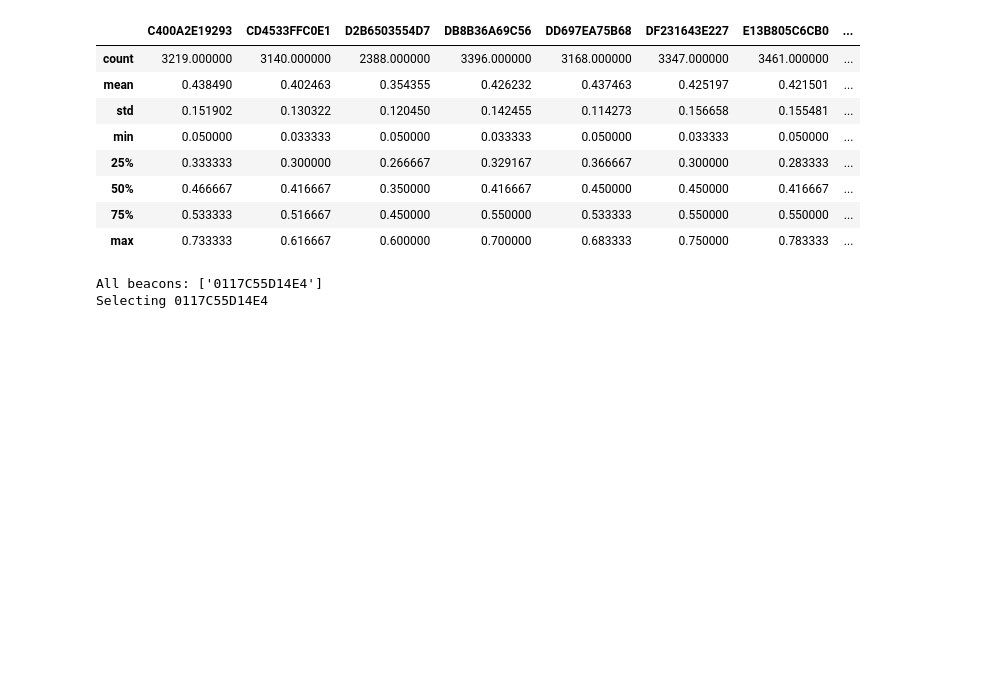
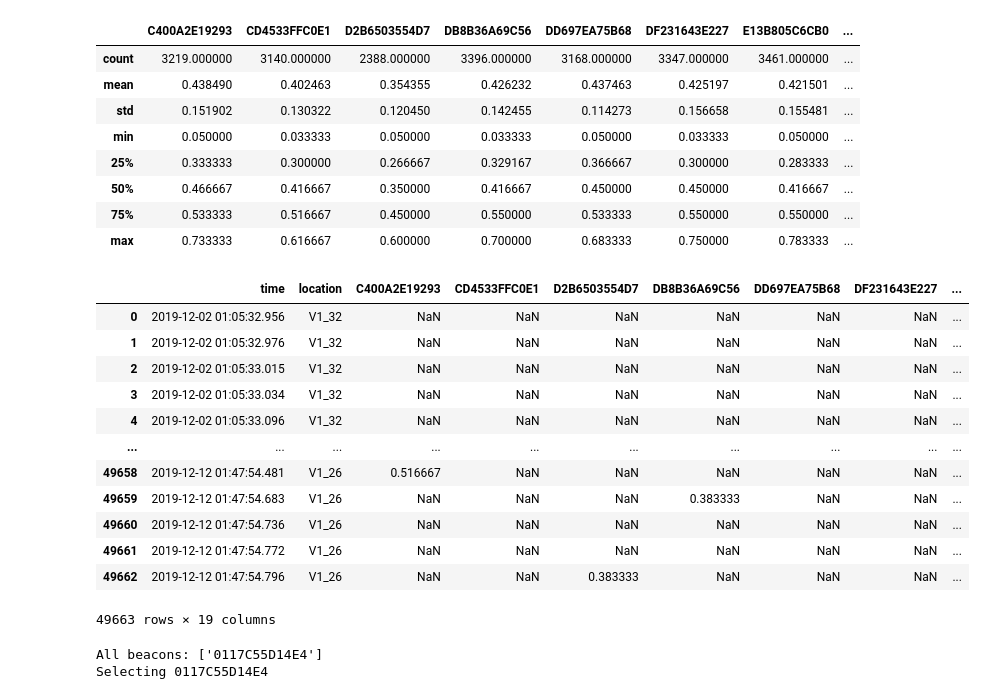
Before and after one commit to ChinHuan/blelocalization, a Jupyter notebook: Working Directory/Analysis_MLP_Regression_Rolling_FFill_MinMax_ExtraTest.ipynb, the cells around one changed output. Drawn from its saved outputs; the diff is of its cells as text; code cells hidden in the pictures; blank space fills up the shorter version.

```diff
--- a/Working Directory/Analysis_MLP_Regression_Rolling_FFill_MinMax_ExtraTest.ipynb
+++ b/Working Directory/Analysis_MLP_Regression_Rolling_FFill_MinMax_ExtraTest.ipynb
@@ -36,6 +36,22 @@ data.describe()
 | 50% | 0.466667 | 0.416667 | 0.350000 | 0.416667 | 0.450000 | 0.450000 | 0.416667 | ... |
 | 75% | 0.533333 | 0.516667 | 0.450000 | 0.550000 | 0.533333 | 0.550000 | 0.550000 | ... |
 | max | 0.733333 | 0.616667 | 0.600000 | 0.700000 | 0.683333 | 0.750000 | 0.783333 | ... |
+# %%
+data
+# %% [output]
+|  | time | location | C400A2E19293 | CD4533FFC0E1 | D2B6503554D7 | DB8B36A69C56 | DD697EA75B68 | DF231643E227 | ... |
+| 0 | 2019-12-02 01:05:32.956 | V1_32 | NaN | NaN | NaN | NaN | NaN | NaN | ... |
+| 1 | 2019-12-02 01:05:32.976 | V1_32 | NaN | NaN | NaN | NaN | NaN | NaN | ... |
+| 2 | 2019-12-02 01:05:33.015 | V1_32 | NaN | NaN | NaN | NaN | NaN | NaN | ... |
+| 3 | 2019-12-02 01:05:33.034 | V1_32 | NaN | NaN | NaN | NaN | NaN | NaN | ... |
+| 4 | 2019-12-02 01:05:33.096 | V1_32 | NaN | NaN | NaN | NaN | NaN | NaN | ... |
+| ... | ... | ... | ... | ... | ... | ... | ... | ... | ... |
+| 49658 | 2019-12-12 01:47:54.481 | V1_26 | 0.516667 | NaN | NaN | NaN | NaN | NaN | ... |
+| 49659 | 2019-12-12 01:47:54.683 | V1_26 | NaN | NaN | NaN | 0.383333 | NaN | NaN | ... |
+| 49660 | 2019-12-12 01:47:54.736 | V1_26 | NaN | NaN | NaN | NaN | NaN | NaN | ... |
+| 49661 | 2019-12-12 01:47:54.772 | V1_26 | NaN | NaN | NaN | NaN | NaN | NaN | ... |
+| 49662 | 2019-12-12 01:47:54.796 | V1_26 | NaN | NaN | 0.383333 | NaN | NaN | NaN | ... |
+49663 rows × 19 columns
 # %%
 testFilename = "../Data/testRssi.csv"
 B1 = "0117C55D14E4"
```
Also changed, not shown: parts of 9 cells of this notebook, 3 other files.
